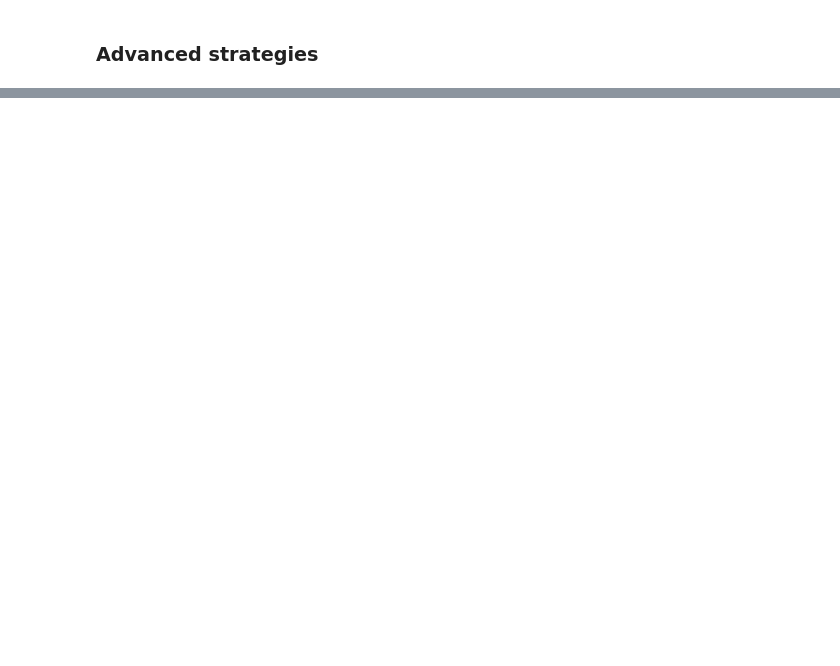
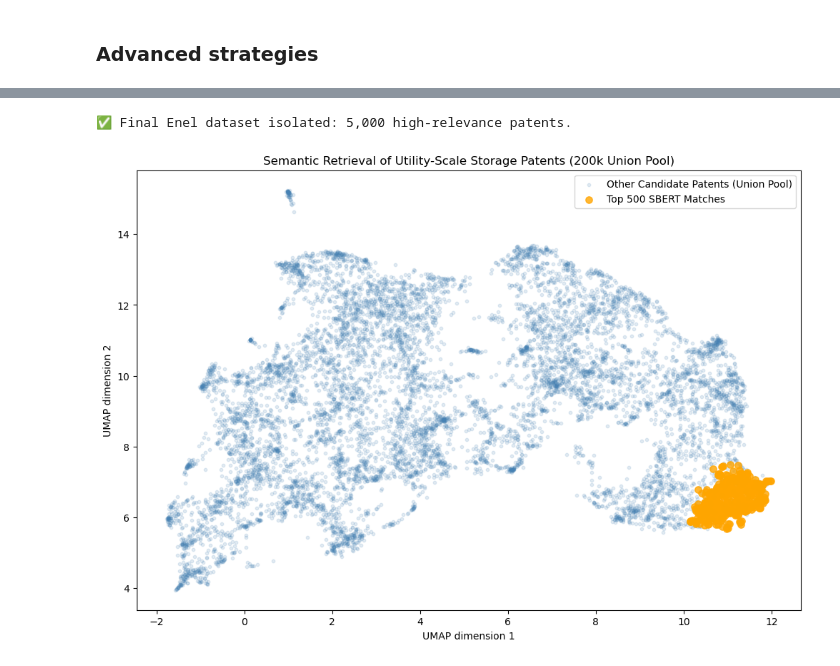
Before and after one commit to ariannamiori/innovation-management-datascience26, a Jupyter notebook: step0/Step_0.ipynb, the cells around one changed output, grey strips where cells are left out. Drawn from its saved outputs; the diff is of its cells as text; code cells hidden in the pictures; blank space fills up the shorter version.

```diff
--- a/step0/Step_0.ipynb
+++ b/step0/Step_0.ipynb
@@ -353,23 +290,23 @@ df_cpc.head(10)
 #combined strategy
 appln_id = TLS201_APPLN.appln_id.label("appln_id")
 
-ai_ids = (
+energy_ids = (
     query_by_keywords(appln_id)
     .union(query_by_ipc(appln_id), query_by_cpc(appln_id))
     .subquery()
 )
 
-q_ai = (
+q_energy = (
     db.query(*APPLN_COLUMNS, TLS202_APPLN_TITLE.appln_title)
     .select_from(TLS201_APPLN)
-    .join(ai_ids, TLS201_APPLN.appln_id == ai_ids.c.appln_id)
+    .join(energy_ids, TLS201_APPLN.appln_id == energy_ids.c.appln_id)
     .outerjoin(TLS202_APPLN_TITLE, TLS201_APPLN.appln_id == TLS202_APPLN_TITLE.appln_id)
     .distinct()
     .order_by(TLS201_APPLN.appln_filing_date)
 )
 
-df_ai = patstat.df(q_ai)
-df_ai.head(10)
+df_energy = patstat.df(q_energy)
+df_energy.head(10)
 
 # How much does each strategy contribute? (counts of distinct applications)
 pd.Series(
@@ -377,7 +314,7 @@ pd.Series(
         "keywords": df_keywords["appln_id"].nunique(),
         "IPC": df_ipc["appln_id"].nunique(),
         "CPC": df_cpc["appln_id"].nunique(),
-        "union (AI set)": df_ai["appln_id"].nunique(),
+        "union (Engergy set)": df_energy["appln_id"].nunique(),
     },
     name="applications",
 )
@@ -385,0 +599,53 @@ pd.Series(
+# %%
+import pandas as pd
+import matplotlib.pyplot as plt
+
+# 1. Load SBERT scores and UMAP coordinates computed in Colab
+sbert_results = pd.read_csv("sbert_results.csv.gz", compression="gzip")
+
+# 2. Merge results back into your primary PATSTAT dataframe (df_energy)
+df_energy_ranked = df_energy.merge(sbert_results, on="appln_id", how="left")
+
+# 3. Rank dataset by semantic similarity (descending order)
+df_energy_ranked = df_energy_ranked.sort_values("sbert_similarity", ascending=False).reset_index(drop=True)
+
+# 4. Extract the top subset for competitive landscape analysis and Magic Quadrant (Top 5,000)
+final_enel_dataset = df_energy_ranked.head(5000)
+print(f"✅ Final Enel dataset isolated: {len(final_enel_dataset):,} high-relevance patents.")
+
+# 5. Generate high-definition UMAP plot directly on TIP
+umap_data = df_energy_ranked.dropna(subset=["UMAP_1", "UMAP_2"]).copy()
+
+TOP_K_PLOT = 500
+fig, ax = plt.subplots(figsize=(12, 8))
+
+# Background: Remaining candidates from the Union pool
+background = umap_data.iloc[TOP_K_PLOT:]
+ax.scatter(
+    background["UMAP_1"],
+    background["UMAP_2"],
+    s=10,
+    alpha=0.15,
+    color="steelblue",
+    label="Other Candidate Patents (Union Pool)"
+)
+
+# Highlights: Top 500 patents closest to Enel's target description
+top_k_df = umap_data.iloc[:TOP_K_PLOT]
+ax.scatter(
+    top_k_df["UMAP_1"],
+    top_k_df["UMAP_2"],
+    s=45,
+    alpha=0.8,
+    color="orange",
+    label=f"Top {TOP_K_PLOT} SBERT Matches"
+)
+
+ax.set_xlabel("UMAP dimension 1")
+ax.set_ylabel("UMAP dimension 2")
+ax.set_title("Semantic Retrieval of Utility-Scale Storage Patents (200k Union Pool)")
+ax.legend()
+plt.show()
+# %% [output]
+✅ Final Enel dataset isolated: 5,000 high-relevance patents.
+[figure, added]
```
Also changed, not shown: parts of 25 cells of this notebook, 1 other file.
